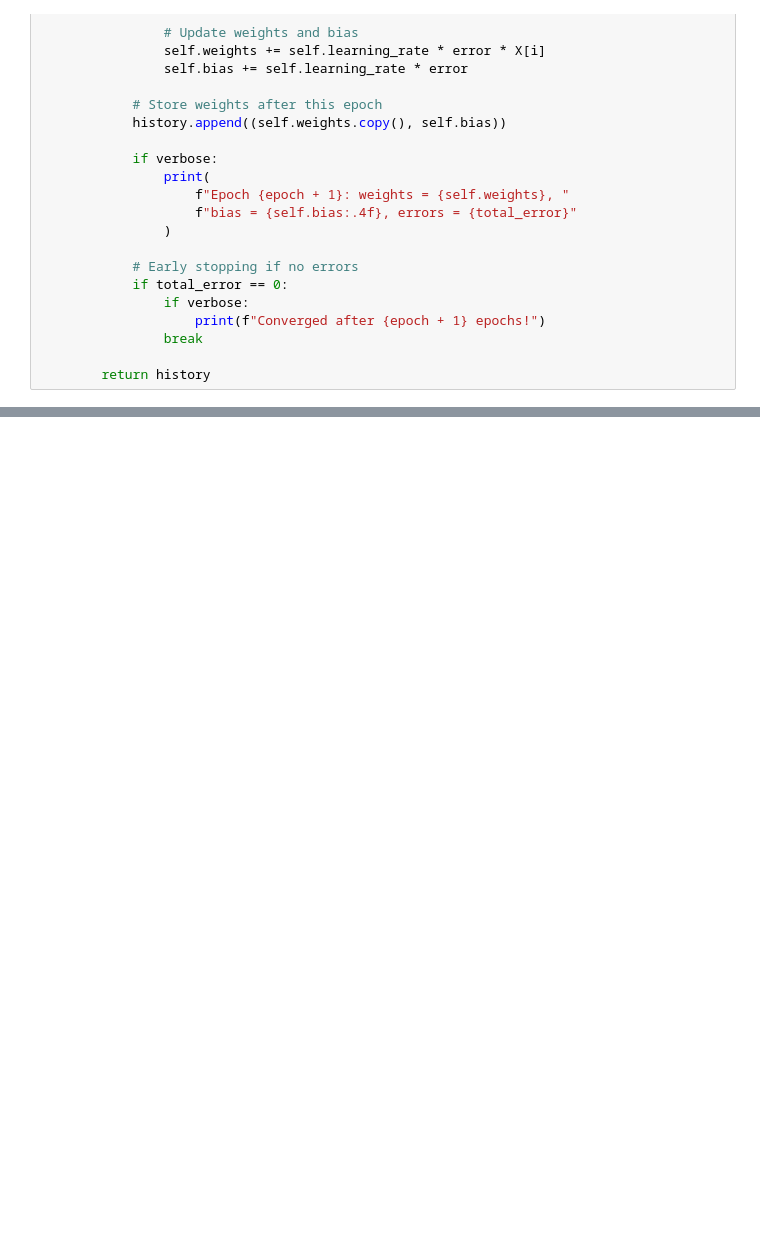
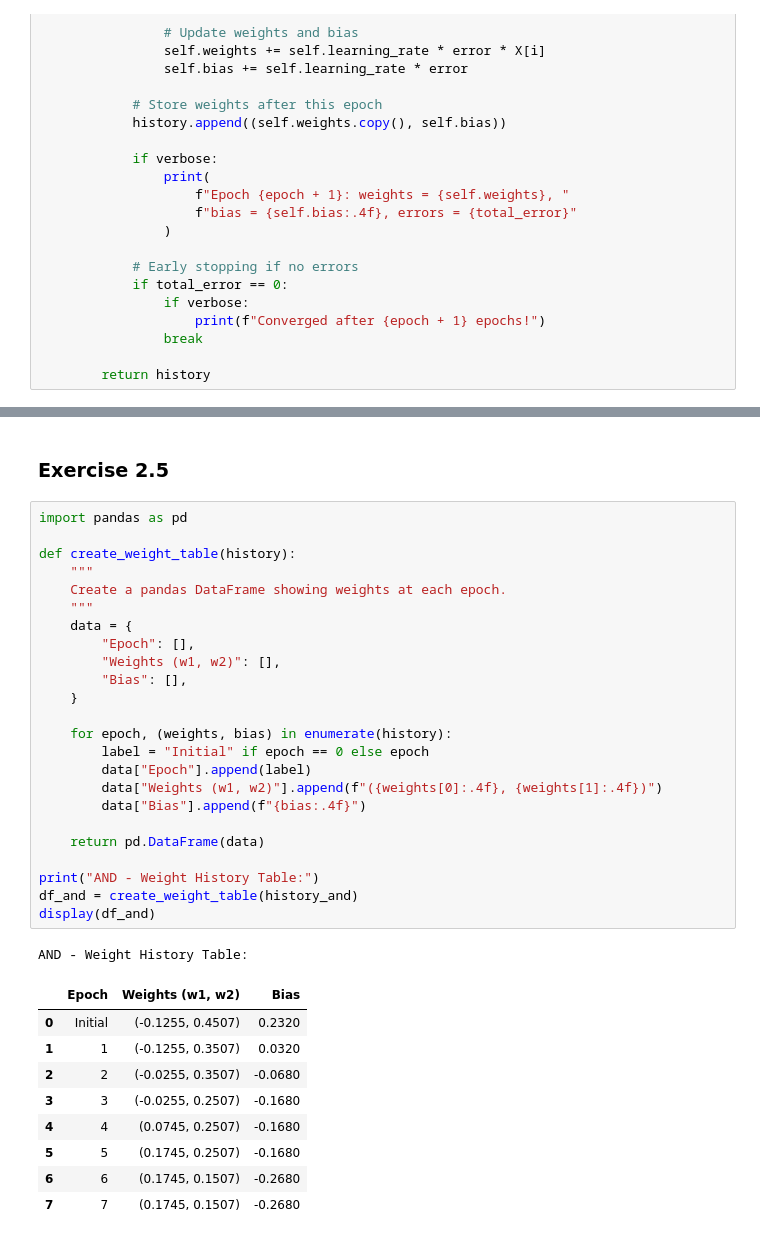
Before and after one commit to fionnmcgoldrick123/artificial_intelligence_lab, a Jupyter notebook: lab_1.ipynb, the cells around one changed output, grey strips where cells are left out. Drawn from its saved outputs; the diff is of its cells as text; blank space fills up the shorter version.

```diff
--- a/lab_1.ipynb
+++ b/lab_1.ipynb
@@ -111,0 +317,37 @@ class Perceptron:
+# %% [markdown]
+### Exercise 2.5
+# %%
+import pandas as pd
+
+def create_weight_table(history):
+    """
+    Create a pandas DataFrame showing weights at each epoch.
+    """
+    data = {
+        "Epoch": [],
+        "Weights (w1, w2)": [],
+        "Bias": [],
+    }
+
+    for epoch, (weights, bias) in enumerate(history):
+        label = "Initial" if epoch == 0 else epoch
+        data["Epoch"].append(label)
+        data["Weights (w1, w2)"].append(f"({weights[0]:.4f}, {weights[1]:.4f})")
+        data["Bias"].append(f"{bias:.4f}")
+
+    return pd.DataFrame(data)
+
+print("AND - Weight History Table:")
+df_and = create_weight_table(history_and)
+display(df_and)
+# %% [output]
+AND - Weight History Table:
+|  | Epoch | Weights (w1, w2) | Bias |
+| 0 | Initial | (-0.1255, 0.4507) | 0.2320 |
+| 1 | 1 | (-0.1255, 0.3507) | 0.0320 |
+| 2 | 2 | (-0.0255, 0.3507) | -0.0680 |
+| 3 | 3 | (-0.0255, 0.2507) | -0.1680 |
+| 4 | 4 | (0.0745, 0.2507) | -0.1680 |
+| 5 | 5 | (0.1745, 0.2507) | -0.1680 |
+| 6 | 6 | (0.1745, 0.1507) | -0.2680 |
+| 7 | 7 | (0.1745, 0.1507) | -0.2680 |
```
Also changed, not shown: parts of 11 cells of this notebook.
